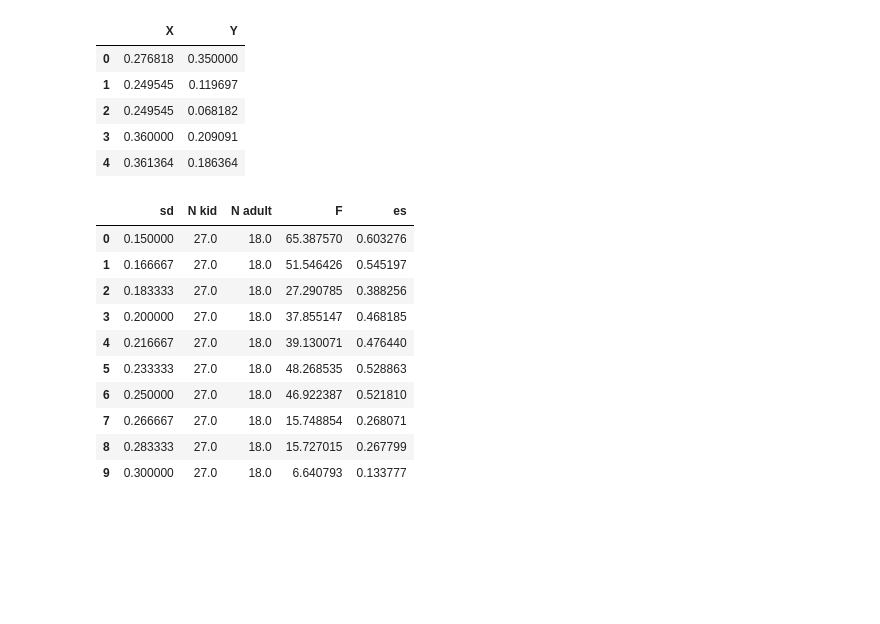
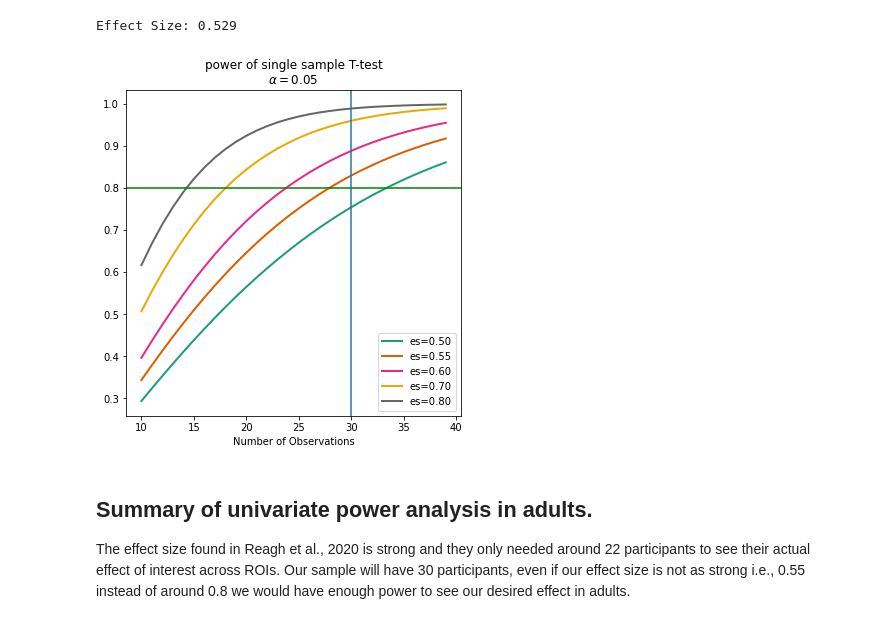
Before and after one commit to tonydutcher/power_analysis, a Jupyter notebook: power_analysis.ipynb, the cells around one changed output. Cells and saved outputs as stored; diff of their text form; code cells hidden in the pictures; blank space fills up the shorter version.

```diff
--- a/power_analysis.ipynb
+++ b/power_analysis.ipynb
@@ -42,49 +129,25 @@ Notes:
 # %%
-conn_adults_HP_PAR = 'conn_PM_adults_cooper_etal_2021.csv'
-df = pd.read_csv(conn_kids_HP_PAR, header=1)
-# df.columns = ['episodic', 'antHPC_PC']
-df.head()
+fig = plt.figure(figsize=(6,6))
+ax = fig.add_subplot(1, 1,1)
+fig = TTestPower().plot_power(dep_var='nobs',
+                              nobs = np.arange(10, 40),
+                              effect_size = np.array([0.5, 0.55, 0.6, 0.7, 0.8]),
+                              alpha = 0.05,
+                              ax=ax, title='power of single sample T-test' + '\n' + r'$\alpha = 0.05$')
+plt.axhline(0.8, color = 'g')
+plt.axvline(30)
+None
+
+# getting example sample size for an expected effect size
+effect = 0.6
+power = 0.8
+alpha = 0.05
+power_analysis = TTestPower()
+result = power_analysis.solve_power(power=power, nobs=30, alpha=alpha)
+print('Effect Size: %.3f' % result)
 # %% [output]
-|  | X | Y |
-| 0 | 0.276818 | 0.350000 |
-| 1 | 0.249545 | 0.119697 |
-| 2 | 0.249545 | 0.068182 |
-| 3 | 0.360000 | 0.209091 |
-| 4 | 0.361364 | 0.186364 |
+Effect Size: 0.529
+[figure, added]
-# %%
-from pingouin import ttest, anova
-import pandas as pd
-import numpy as np
-uni_adults_PAR = 'ofen_2012_parietal_mem_resp_adults.csv'
-uni_kids_PAR = 'ofen_2012_parietal_mem_resp_kids.csv'
-uni_ages_PAR = 'ofen_2012_ages.csv'
-max_val_kids = pd.read_csv(uni_kids_PAR, header=None).max()[1]
-max_val_adults = pd.read_csv(uni_adults_PAR, header=None).max()[1]
-ages = pd.read_csv(uni_ages_PAR, header=None)[1]
-tests = list()
-kid_sds = np.linspace(0.15, .3, 10)
-n_kids = 27
-n_adults = 18
-for sd in kid_sds:
-    par_resp = np.hstack([np.random.normal(max_val_kids, sd, n_kids).reshape([1,n_kids]), np.random.normal(max_val_adults, sd, n_adults).reshape([1,n_adults])])
-    labels = np.hstack([np.repeat(['kid'], n_kids), np.repeat(['adult'],n_adults)])
-    df = pd.DataFrame([par_resp[0], labels]).T
-    df.columns = ['parietal resp', 'group']
-    df['parietal resp'] = df['parietal resp'].astype('float')
-    av = anova(data=df, dv='parietal resp', between='group')
-    tests.append(np.array([sd, n_kids, n_adults, av.F[0], av.np2[0]]))
-
-av = pd.DataFrame(tests, columns=['sd', 'N kid','N adult', 'F', 'es'])
-av
-# %% [output]
-|  | sd | N kid | N adult | F | es |
-| 0 | 0.150000 | 27.0 | 18.0 | 65.387570 | 0.603276 |
-| 1 | 0.166667 | 27.0 | 18.0 | 51.546426 | 0.545197 |
-| 2 | 0.183333 | 27.0 | 18.0 | 27.290785 | 0.388256 |
-| 3 | 0.200000 | 27.0 | 18.0 | 37.855147 | 0.468185 |
-| 4 | 0.216667 | 27.0 | 18.0 | 39.130071 | 0.476440 |
-| 5 | 0.233333 | 27.0 | 18.0 | 48.268535 | 0.528863 |
-| 6 | 0.250000 | 27.0 | 18.0 | 46.922387 | 0.521810 |
-| 7 | 0.266667 | 27.0 | 18.0 | 15.748854 | 0.268071 |
-| 8 | 0.283333 | 27.0 | 18.0 | 15.727015 | 0.267799 |
-| 9 | 0.300000 | 27.0 | 18.0 | 6.640793 | 0.133777 |
+# %% [markdown]
+## Summary of univariate power analysis in adults.
+The effect size found in Reagh et al., 2020 is strong and they only needed around 22 participants to see their actual effect of interest across ROIs. Our sample will have 30 participants, even if our effect size is not as strong i.e., 0.55 instead of around 0.8 we would have enough power to see our desired effect in adults.
```
Also changed, not shown: parts of 30 cells of this notebook.
